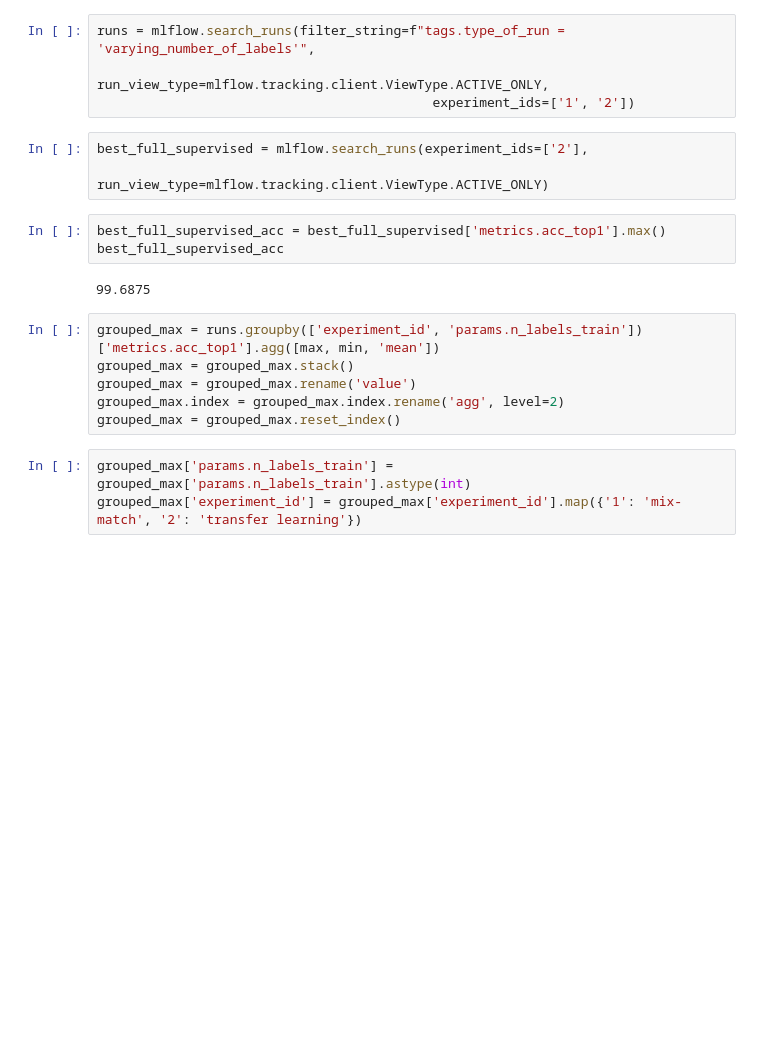
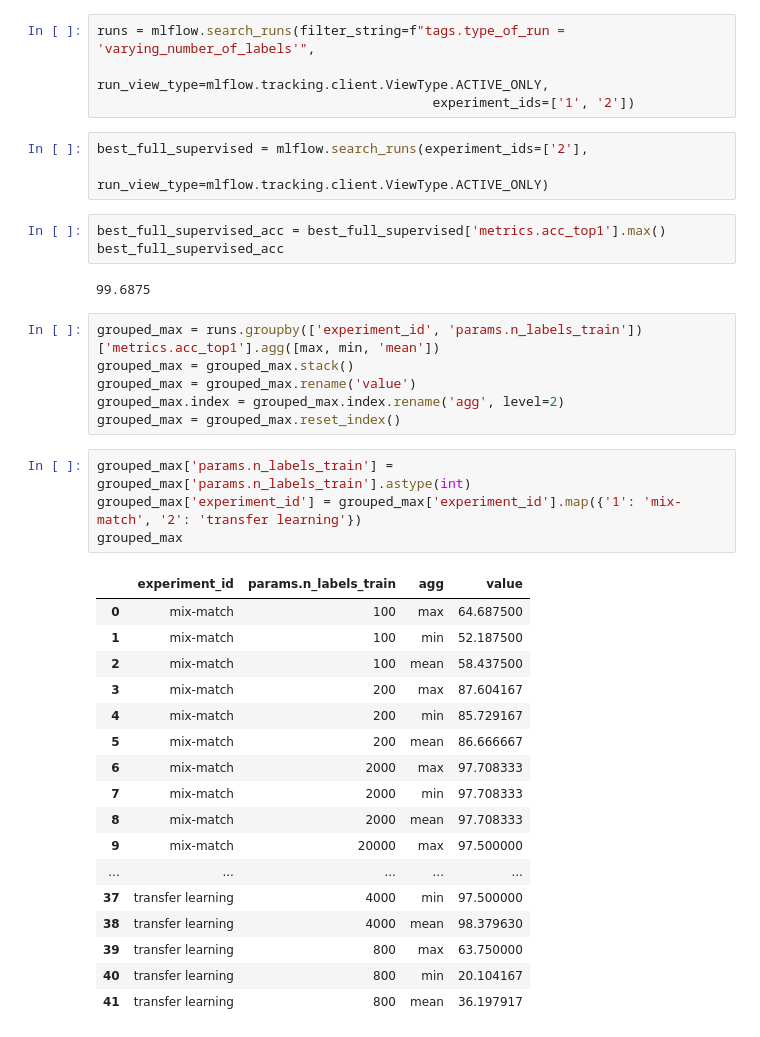
Before and after one commit to Valentyn1997/oct-diagn-semi-supervised, a Jupyter notebook: notebooks/01_experiments.ipynb, the cells around one changed output. Drawn from its saved outputs; the diff is of its cells as text; blank space fills up the shorter version.

```diff
--- a/notebooks/01_experiments.ipynb
+++ b/notebooks/01_experiments.ipynb
@@ -31,6 +31,25 @@ grouped_max = grouped_max.reset_index()
 # %%
 grouped_max['params.n_labels_train'] = grouped_max['params.n_labels_train'].astype(int)
 grouped_max['experiment_id'] = grouped_max['experiment_id'].map({'1': 'mix-match', '2': 'transfer learning'})
+grouped_max
+# %% [output]
+|  | experiment_id | params.n_labels_train | agg | value |
+| 0 | mix-match | 100 | max | 64.687500 |
+| 1 | mix-match | 100 | min | 52.187500 |
+| 2 | mix-match | 100 | mean | 58.437500 |
+| 3 | mix-match | 200 | max | 87.604167 |
+| 4 | mix-match | 200 | min | 85.729167 |
+| 5 | mix-match | 200 | mean | 86.666667 |
+| 6 | mix-match | 2000 | max | 97.708333 |
+| 7 | mix-match | 2000 | min | 97.708333 |
+| 8 | mix-match | 2000 | mean | 97.708333 |
+| 9 | mix-match | 20000 | max | 97.500000 |
+| ... | ... | ... | ... | ... |
+| 37 | transfer learning | 4000 | min | 97.500000 |
+| 38 | transfer learning | 4000 | mean | 98.379630 |
+| 39 | transfer learning | 800 | max | 63.750000 |
+| 40 | transfer learning | 800 | min | 20.104167 |
+| 41 | transfer learning | 800 | mean | 36.197917 |
 # %%
 fig, ax = plt.subplots(1, 1, figsize = (10, 7))
 
```
Also changed, not shown: parts of 2 cells of this notebook, 5 other files.
